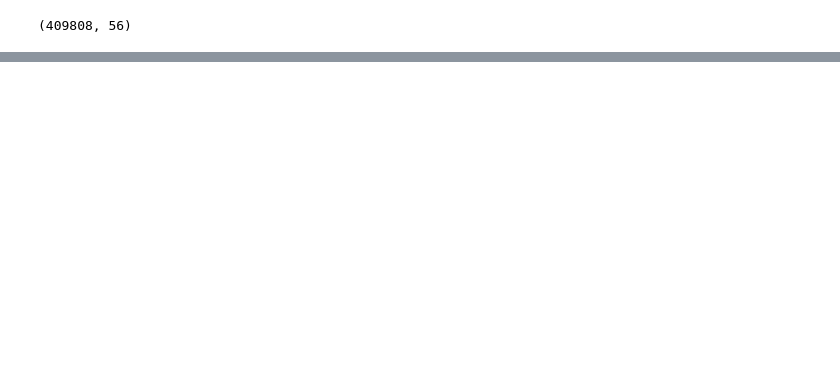
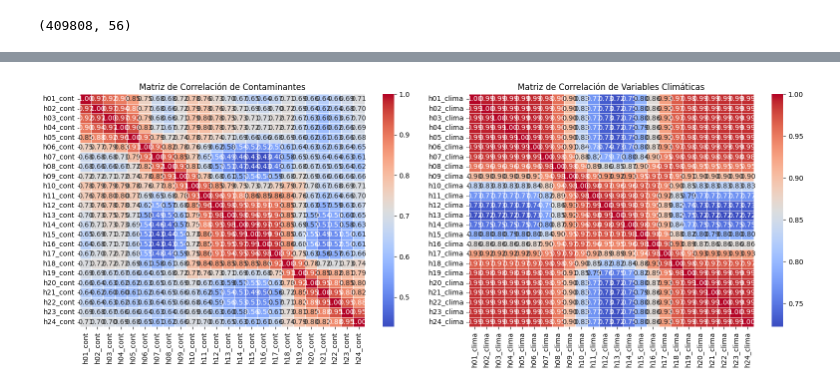
Before and after one commit to Yakondra/Final-project-air-quality, a Jupyter notebook: src/air_quality_2.ipynb, the cells around one changed output, grey strips where cells are left out. Cells and saved outputs as stored; diff of their text form; code cells hidden in the pictures; blank space fills up the shorter version.

```diff
--- a/src/air_quality_2.ipynb
+++ b/src/air_quality_2.ipynb
@@ -217,0 +394,12 @@ air_quality_sin_nulos
+# %%
+
+columnas_contaminante = ['h01_cont', 'h02_cont', 'h03_cont', 'h04_cont', 'h05_cont', 'h06_cont', 'h07_cont', 'h08_cont', 'h09_cont', 'h10_cont', 'h11_cont', 'h12_cont', 'h13_cont', 'h14_cont', 'h15_cont', 'h16_cont', 'h17_cont', 'h18_cont', 'h19_cont', 'h20_cont', 'h21_cont', 'h22_cont', 'h23_cont', 'h24_cont']
+columnas_clima = ['h01_clima', 'h02_clima', 'h03_clima', 'h04_clima', 'h05_clima', 'h06_clima', 'h07_clima', 'h08_clima', 'h09_clima', 'h10_clima', 'h11_clima', 'h12_clima', 'h13_clima', 'h14_clima', 'h15_clima', 'h16_clima', 'h17_clima', 'h18_clima', 'h19_clima', 'h20_clima', 'h21_clima', 'h22_clima', 'h23_clima', 'h24_clima']
+
+# Elimina las comas y convierte a flotante en columnas de contaminante
+for columna in columnas_contaminante:
+    air_quality_sin_nulos[columna] = air_quality_sin_nulos[columna].str.replace(',', '').astype(float)
+
+# Elimina las comas y convierte a flotante en columnas climáticas
+for columna in columnas_clima:
+    air_quality_sin_nulos[columna] = air_quality_sin_nulos[columna].str.replace(',', '').astype(float)
@@ -217,0 +424,26 @@ air_quality_sin_nulos
+# %%
+
+columnas_contaminante = ['h01_cont', 'h02_cont', 'h03_cont', 'h04_cont', 'h05_cont', 'h06_cont', 'h07_cont', 'h08_cont', 'h09_cont', 'h10_cont', 'h11_cont', 'h12_cont', 'h13_cont', 'h14_cont', 'h15_cont', 'h16_cont', 'h17_cont', 'h18_cont', 'h19_cont', 'h20_cont', 'h21_cont', 'h22_cont', 'h23_cont', 'h24_cont']
+columnas_clima = ['h01_clima', 'h02_clima', 'h03_clima', 'h04_clima', 'h05_clima', 'h06_clima', 'h07_clima', 'h08_clima', 'h09_clima', 'h10_clima', 'h11_clima', 'h12_clima', 'h13_clima', 'h14_clima', 'h15_clima', 'h16_clima', 'h17_clima', 'h18_clima', 'h19_clima', 'h20_clima', 'h21_clima', 'h22_clima', 'h23_clima', 'h24_clima']
+
+
+correlation_matrix_contaminante = air_quality_sin_nulos[columnas_contaminante].corr()
+correlation_matrix_clima = air_quality_sin_nulos[columnas_clima].corr()
+
+fig, axes = plt.subplots(nrows=1, ncols=2, figsize=(16, 6))
+
+# Primer subplot: Matriz de correlación de contaminantes
+sns.heatmap(correlation_matrix_contaminante, annot=True, cmap='coolwarm', fmt=".2f", linewidths=0.5, ax=axes[0])
+axes[0].set_title('Matriz de Correlación de Contaminantes')
+
+# Segundo subplot: Matriz de correlación de variables climáticas
+sns.heatmap(correlation_matrix_clima, annot=True, cmap='coolwarm', fmt=".2f", linewidths=0.5, ax=axes[1])
+axes[1].set_title('Matriz de Correlación de Variables Climáticas')
+
+# Ajusta el espacio entre los subplots
+plt.tight_layout()
+
+# Muestra los subplots
+plt.show()
+# %% [output]
+[figure, added]
```
Also changed, not shown: parts of 17 cells of this notebook, 1 other file.
